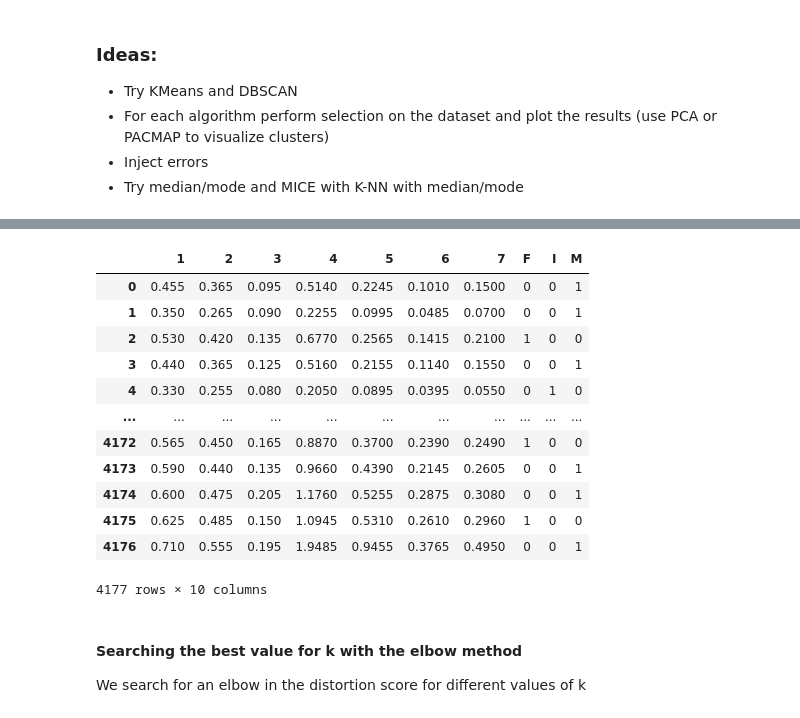
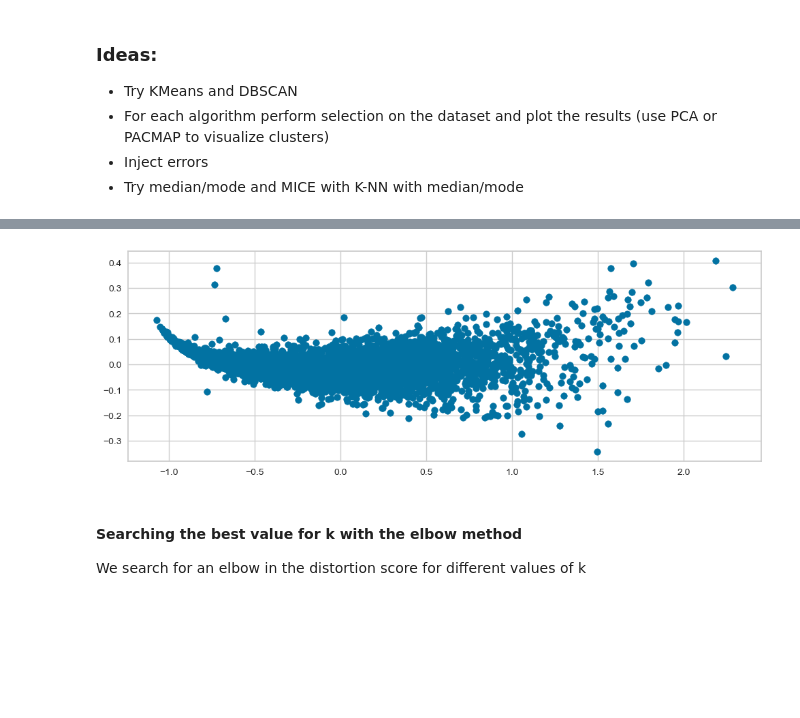
Before and after one commit to TommasoCapacci/DQ_Project_Clustering_2022, a Jupyter notebook: code/first_idea.ipynb, the cells around one changed output, grey strips where cells are left out. Drawn from its saved outputs; the diff is of its cells as text; code cells hidden in the pictures; blank space fills up the shorter version.

```diff
--- a/code/first_idea.ipynb
+++ b/code/first_idea.ipynb
@@ -21,27 +44,25 @@ cluster_colors = ['#b4d2b1', '#568f8b', '#1d4a60', '#cd7e59', '#ddb247', '#d1525
 # %%
-X = pd.read_csv("../datasets/abalone.csv")
+# Get one hot encoding of column 0
+one_hot = pd.get_dummies(df['0'])
+# Drop column 0 as it is now encoded
+df_dropped = df.drop('0',axis = 1)
+'''
+X = df_dropped.join(one_hot)
 
-# Get one hot encoding of column 0
-one_hot = pd.get_dummies(X['0'])
-# Drop column 0 as it is now encoded
-df = X.drop('0',axis = 1)
-
-X = df.join(one_hot)
-X
+X = gower.gower_matrix(df)
+'''
+X = df_dropped
-# %% [output]
-|  | 1 | 2 | 3 | 4 | 5 | 6 | 7 | F | I | M |
-| 0 | 0.455 | 0.365 | 0.095 | 0.5140 | 0.2245 | 0.1010 | 0.1500 | 0 | 0 | 1 |
-| 1 | 0.350 | 0.265 | 0.090 | 0.2255 | 0.0995 | 0.0485 | 0.0700 | 0 | 0 | 1 |
-| 2 | 0.530 | 0.420 | 0.135 | 0.6770 | 0.2565 | 0.1415 | 0.2100 | 1 | 0 | 0 |
-| 3 | 0.440 | 0.365 | 0.125 | 0.5160 | 0.2155 | 0.1140 | 0.1550 | 0 | 0 | 1 |
-| 4 | 0.330 | 0.255 | 0.080 | 0.2050 | 0.0895 | 0.0395 | 0.0550 | 0 | 1 | 0 |
-| ... | ... | ... | ... | ... | ... | ... | ... | ... | ... | ... |
-| 4172 | 0.565 | 0.450 | 0.165 | 0.8870 | 0.3700 | 0.2390 | 0.2490 | 1 | 0 | 0 |
-| 4173 | 0.590 | 0.440 | 0.135 | 0.9660 | 0.4390 | 0.2145 | 0.2605 | 0 | 0 | 1 |
-| 4174 | 0.600 | 0.475 | 0.205 | 1.1760 | 0.5255 | 0.2875 | 0.3080 | 0 | 0 | 1 |
-| 4175 | 0.625 | 0.485 | 0.150 | 1.0945 | 0.5310 | 0.2610 | 0.2960 | 1 | 0 | 0 |
-| 4176 | 0.710 | 0.555 | 0.195 | 1.9485 | 0.9455 | 0.3765 | 0.4950 | 0 | 0 | 1 |
-4177 rows × 10 columns
+# %%
+fig, ax = plt.subplots(figsize=(12,4))
+
+pca = PCA(n_components=2,random_state=42)
+X_pca = pca.fit_transform(df_dropped)
+
+ax.scatter(X_pca[:, 0], X_pca[:, 1])
+
+plt.show()
+# %% [output]
+[figure, added]
 # %% [markdown]
 #### Searching the best value for k with the elbow method
 We search for an elbow in the distortion score for different values of k
```
Also changed, not shown: parts of 14 cells of this notebook.
